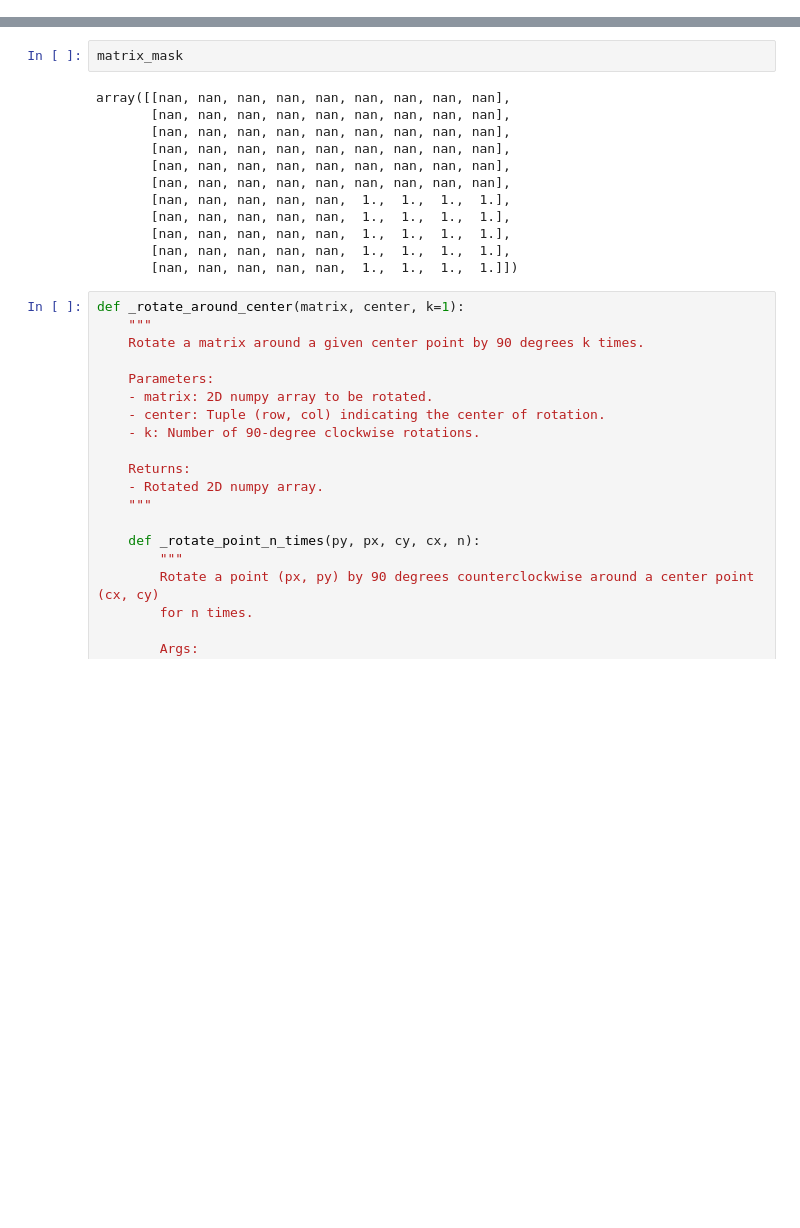
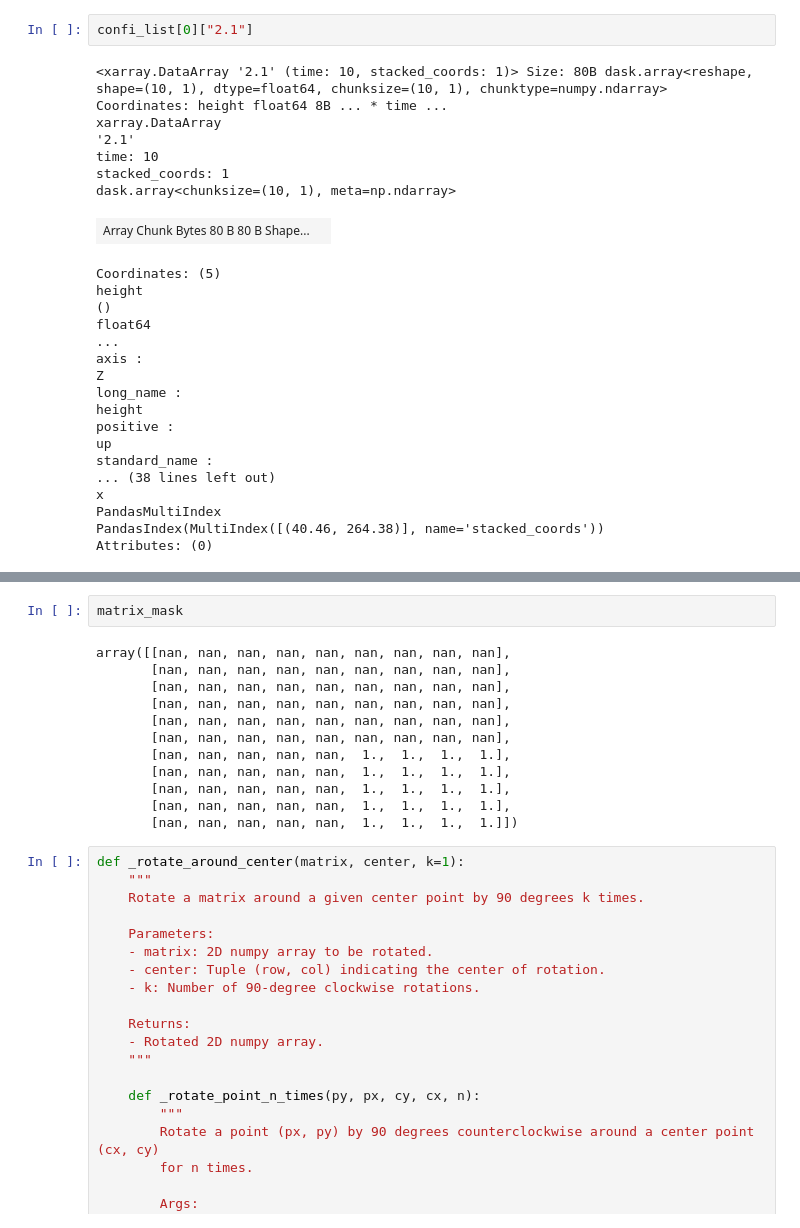
Before and after one commit to hydrologie/xhydro, a Jupyter notebook: docs/notebooks/First_attemp_new_agg.ipynb, the cells around one changed output, grey strips where cells are left out. Saved outputs shown, nothing was run; the diff lists cells and outputs as text; blank space fills up the shorter version.

```diff
--- a/docs/notebooks/First_attemp_new_agg.ipynb
+++ b/docs/notebooks/First_attemp_new_agg.ipynb
@@ -656,3 +1042,30 @@ dict_config = {  # y, x
+# %%
+confi_list[0]["2.1"]
+# %% [output]
+<xarray.DataArray '2.1' (time: 10, stacked_coords: 1)> Size: 80B dask.array<reshape, shape=(10, 1), dtype=float64, chunksize=(10, 1), chunktype=numpy.ndarray> Coordinates: height float64 8B ... * time ...
+xarray.DataArray
+'2.1'
+time: 10
+stacked_coords: 1
+dask.array<chunksize=(10, 1), meta=np.ndarray>
+| Array Chunk Bytes 80 B 80 B Shape... |  |
+Coordinates: (5)
+height
+()
+float64
+...
+axis :
+Z
+long_name :
+height
+positive :
+up
+standard_name :
+... (38 lines left out)
+x
+PandasMultiIndex
+PandasIndex(MultiIndex([(40.46, 264.38)], name='stacked_coords'))
+Attributes: (0)
 # %%
 da
 # %% [output]
```
Also changed, not shown: parts of 51 cells of this notebook, 1 other file.
